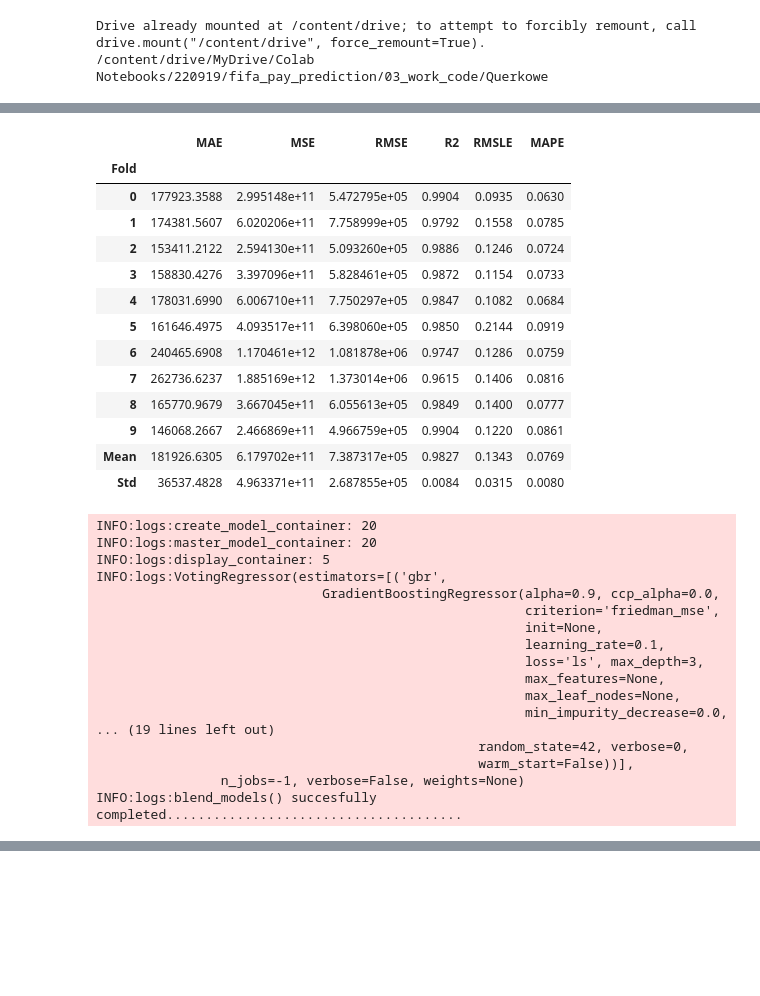
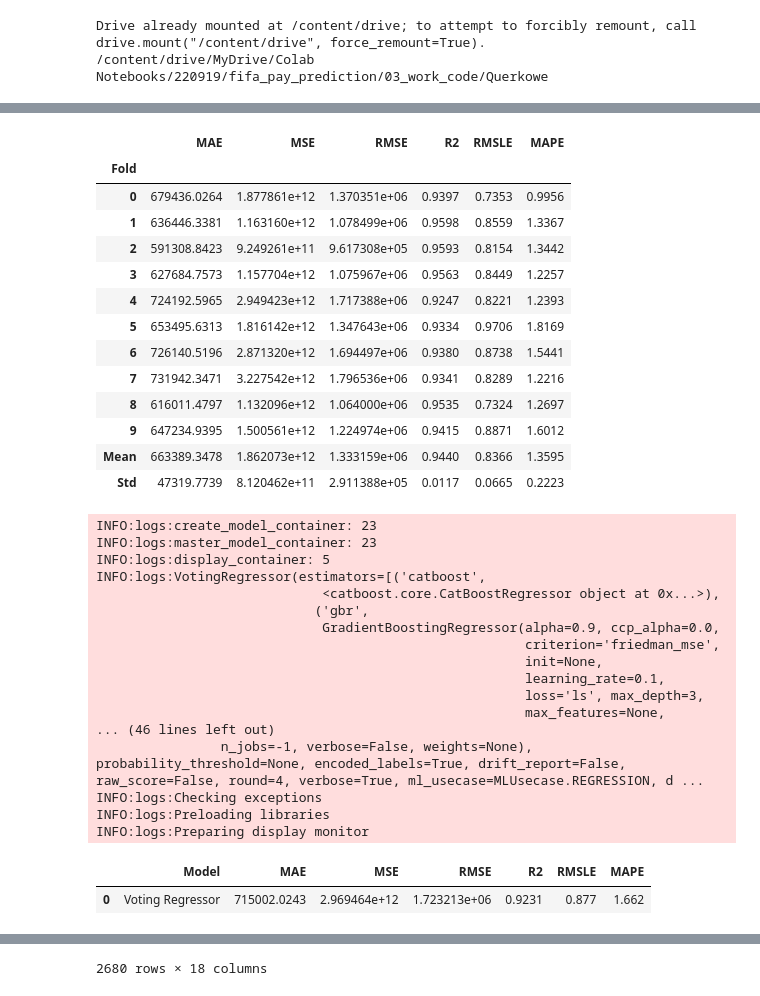
Before and after one commit to querkowe/fifa-pay-prediction, a Jupyter notebook: 03_work_code/Querkowe/pycaret_prediction.ipynb, the cells around one changed output, grey strips where cells are left out. Saved outputs shown, nothing was run; the diff lists cells and outputs as text; code cells hidden in the pictures; blank space fills up the shorter version.

```diff
--- a/03_work_code/Querkowe/pycaret_prediction.ipynb
+++ b/03_work_code/Querkowe/pycaret_prediction.ipynb
@@ -101,4 +149,4 @@ INFO:logs:setup() succesfully completed......................................
 # %%
-top_5_models = regression.compare_models(sort='RMSE', n_select=5)
+top_12_models = regression.compare_models(sort='RMSE', n_select=12)
 # %% [output]
 |  | Model | MAE | MSE | RMSE | R2 | RMSLE | MAPE | TT (Sec) |
@@ -158,34 +206,37 @@ top_5_models
 # %%
-blended = regression.blend_models(top_5_models, 10, optimize='RMSE')
+blended12 = regression.blend_models(top_12_models, 10, optimize='RMSE')
+regression.predict_model(blended12)
 # %% [output]
 |  | MAE | MSE | RMSE | R2 | RMSLE | MAPE |
 | Fold |  |  |  |  |  |  |
-| 0 | 177923.3588 | 2.995148e+11 | 5.472795e+05 | 0.9904 | 0.0935 | 0.0630 |
-| 1 | 174381.5607 | 6.020206e+11 | 7.758999e+05 | 0.9792 | 0.1558 | 0.0785 |
-| 2 | 153411.2122 | 2.594130e+11 | 5.093260e+05 | 0.9886 | 0.1246 | 0.0724 |
-| 3 | 158830.4276 | 3.397096e+11 | 5.828461e+05 | 0.9872 | 0.1154 | 0.0733 |
-| 4 | 178031.6990 | 6.006710e+11 | 7.750297e+05 | 0.9847 | 0.1082 | 0.0684 |
-| 5 | 161646.4975 | 4.093517e+11 | 6.398060e+05 | 0.9850 | 0.2144 | 0.0919 |
-| 6 | 240465.6908 | 1.170461e+12 | 1.081878e+06 | 0.9747 | 0.1286 | 0.0759 |
-| 7 | 262736.6237 | 1.885169e+12 | 1.373014e+06 | 0.9615 | 0.1406 | 0.0816 |
-| 8 | 165770.9679 | 3.667045e+11 | 6.055613e+05 | 0.9849 | 0.1400 | 0.0777 |
-| 9 | 146068.2667 | 2.466869e+11 | 4.966759e+05 | 0.9904 | 0.1220 | 0.0861 |
-| Mean | 181926.6305 | 6.179702e+11 | 7.387317e+05 | 0.9827 | 0.1343 | 0.0769 |
-| Std | 36537.4828 | 4.963371e+11 | 2.687855e+05 | 0.0084 | 0.0315 | 0.0080 |
+| 0 | 679436.0264 | 1.877861e+12 | 1.370351e+06 | 0.9397 | 0.7353 | 0.9956 |
+| 1 | 636446.3381 | 1.163160e+12 | 1.078499e+06 | 0.9598 | 0.8559 | 1.3367 |
+| 2 | 591308.8423 | 9.249261e+11 | 9.617308e+05 | 0.9593 | 0.8154 | 1.3442 |
+| 3 | 627684.7573 | 1.157704e+12 | 1.075967e+06 | 0.9563 | 0.8449 | 1.2257 |
+| 4 | 724192.5965 | 2.949423e+12 | 1.717388e+06 | 0.9247 | 0.8221 | 1.2393 |
+| 5 | 653495.6313 | 1.816142e+12 | 1.347643e+06 | 0.9334 | 0.9706 | 1.8169 |
+| 6 | 726140.5196 | 2.871320e+12 | 1.694497e+06 | 0.9380 | 0.8738 | 1.5441 |
+| 7 | 731942.3471 | 3.227542e+12 | 1.796536e+06 | 0.9341 | 0.8289 | 1.2216 |
+| 8 | 616011.4797 | 1.132096e+12 | 1.064000e+06 | 0.9535 | 0.7324 | 1.2697 |
+| 9 | 647234.9395 | 1.500561e+12 | 1.224974e+06 | 0.9415 | 0.8871 | 1.6012 |
+| Mean | 663389.3478 | 1.862073e+12 | 1.333159e+06 | 0.9440 | 0.8366 | 1.3595 |
+| Std | 47319.7739 | 8.120462e+11 | 2.911388e+05 | 0.0117 | 0.0665 | 0.2223 |
-INFO:logs:create_model_container: 20
-INFO:logs:master_model_container: 20
+INFO:logs:create_model_container: 23
+INFO:logs:master_model_container: 23
 INFO:logs:display_container: 5
-INFO:logs:VotingRegressor(estimators=[('gbr',
+INFO:logs:VotingRegressor(estimators=[('catboost',
+                             <catboost.core.CatBoostRegressor object at 0x...>),
+                            ('gbr',
                              GradientBoostingRegressor(alpha=0.9, ccp_alpha=0.0,
                                                        criterion='friedman_mse',
                                                        init=None,
                                                        learning_rate=0.1,
                                                        loss='ls', max_depth=3,
                                                        max_features=None,
-                                                       max_leaf_nodes=None,
-                                                       min_impurity_decrease=0.0,
-... (19 lines left out)
-                                                 random_state=42, verbose=0,
-                                                 warm_start=False))],
-                n_jobs=-1, verbose=False, weights=None)
-INFO:logs:blend_models() succesfully completed......................................
+... (46 lines left out)
+                n_jobs=-1, verbose=False, weights=None), probability_threshold=None, encoded_labels=True, drift_report=False, raw_score=False, round=4, verbose=True, ml_usecase=MLUsecase.REGRESSION, d ...
+INFO:logs:Checking exceptions
+INFO:logs:Preloading libraries
+INFO:logs:Preparing display monitor
+|  | Model | MAE | MSE | RMSE | R2 | RMSLE | MAPE |
+| 0 | Voting Regressor | 715002.0243 | 2.969464e+12 | 1.723213e+06 | 0.9231 | 0.877 | 1.662 |
@@ -191,0 +255 @@ INFO:logs:blend_models() succesfully completed..................................
+2680 rows × 18 columns
```
Also changed, not shown: parts of 14 cells of this notebook.
